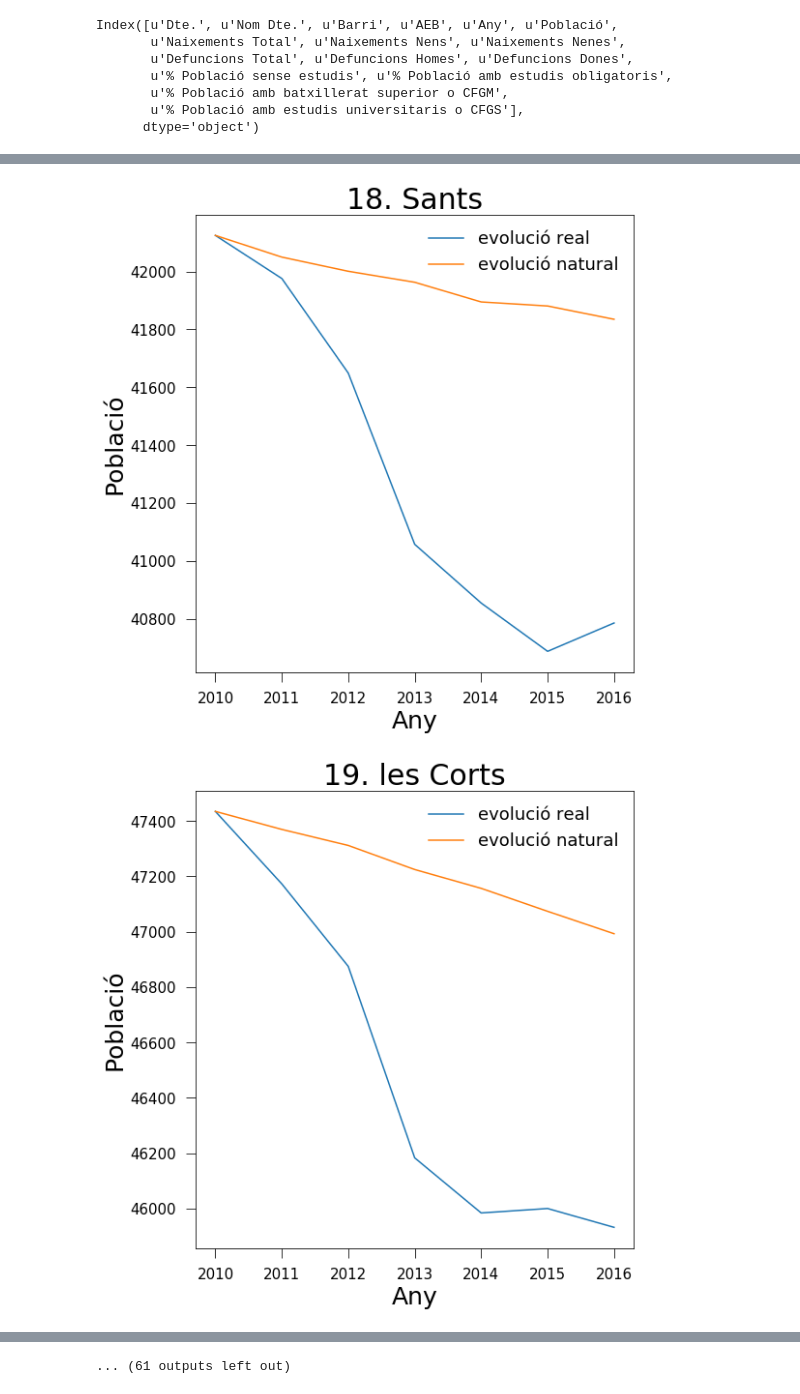
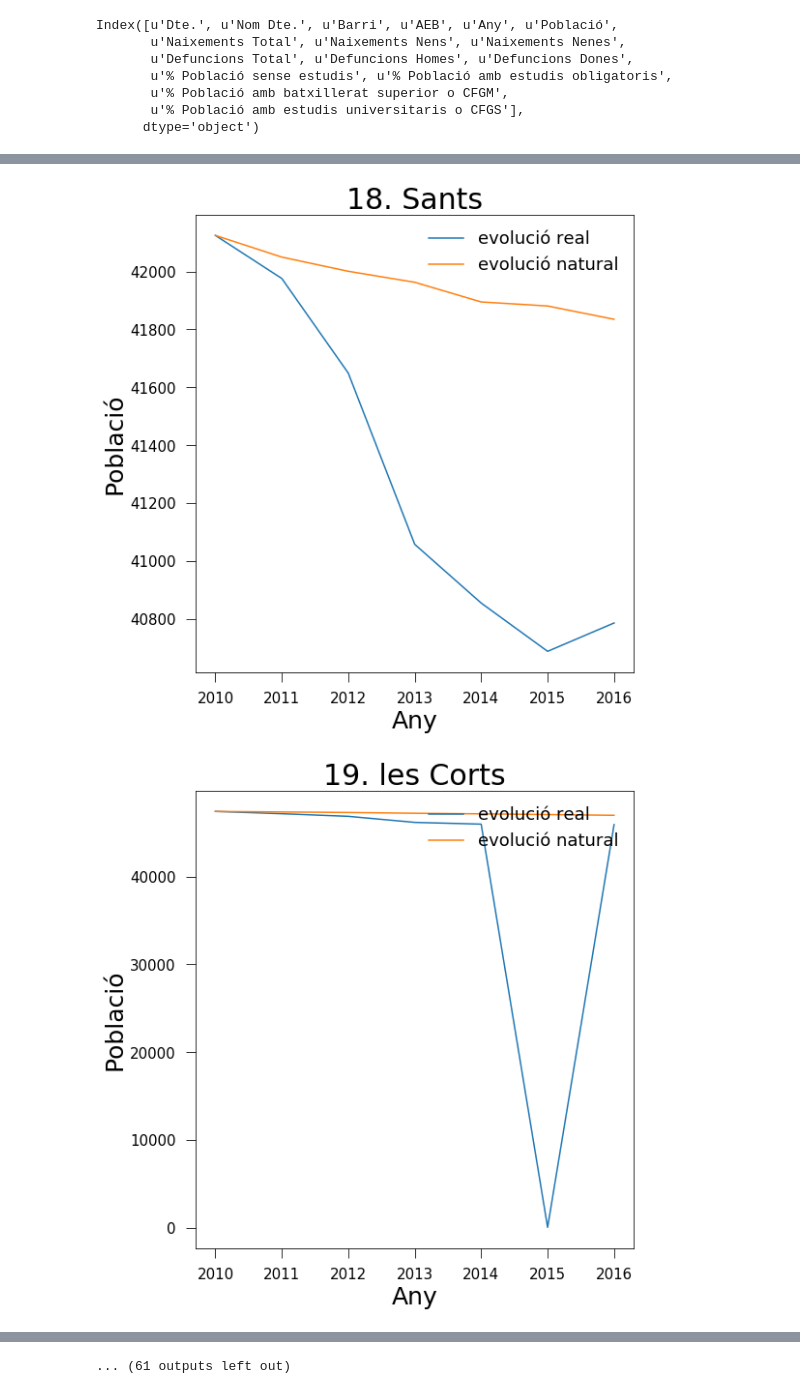
Before and after one commit to dsolanno/BarcelonaRentsStatus, a Jupyter notebook: gentrification/gentrification.ipynb, the cells around one changed output, grey strips where cells are left out. Cells and saved outputs as stored; diff of their text form; code cells hidden in the pictures.

```diff
--- a/gentrification/gentrification.ipynb
+++ b/gentrification/gentrification.ipynb
@@ -5,7 +5,7 @@ import matplotlib.pyplot as plt
 import matplotlib.gridspec as gridspec
 # %%
 filename = "../datasets/dades_oficials_ajBCN/ajuntament_bcn_formatted_data.csv"
-df = pd.read_csv(filename, sep=';', encoding='utf-8')
+df = pd.read_csv(filename, sep=';', encoding='utf-8', decimal=',')
 # %%
 barris = np.unique(df["Barri"])
 barris
@@ -50,35 +50,35 @@ for barri in barris:
     # get natural evolution of the population
     population_natural_variation = np.copy(population)
     for now in range(1, population_natural_variation.size):
         then = now - 1
-        add_people = evo_pop_df[evo_pop_df["Any"] == year[then]][u'Naixements Total'].values
-        sub_people = evo_pop_df[evo_pop_df["Any"] == year[then]][u'Defuncions Total'].values
+        add_people = evo_pop_df[evo_pop_df["Any"] == year[then]][u'Naixements Total'].astype(float)
+        sub_people = evo_pop_df[evo_pop_df["Any"] == year[then]][u'Defuncions Total'].astype(float)
         population_natural_variation[now] = population_natural_variation[then] + add_people - sub_people
 
 
     fig = plt.figure(figsize=(9,9))
     gs = gridspec.GridSpec(1, 1)
     gs.update(left=0.2, bottom=0.15)
     ax = fig.add_subplot(gs[0])
     ax.set_title(barri, fontsize=30)
     ax.set_ylabel(u"Població", fontsize=25)
     ax.set_xlabel(u"Any", fontsize=25)
     ax.tick_params(which='both', labelsize=15, pad=10, size=10)
     ax.plot(year, population, label=u'evolució real')
     ax.plot(year, population_natural_variation, label=u'evolució natural')
     ax.legend(numpoints=1, prop={'size':18}, frameon=False, loc=1)
     fig.savefig(u"{}_evolucio_poblacio.png".format(barri.replace(".","_").strip()))
 # %% [output]
 [figure]
 [figure]
 [figure]
 [figure]
 [figure]
 [figure]
 [figure]
 [figure]
 [figure]
 [figure]
-[figure, old version]
+[figure, new version]
 [figure]
 ... (61 outputs left out)
```
Also changed, not shown: parts of 1 cell of this notebook, 9 other files.
